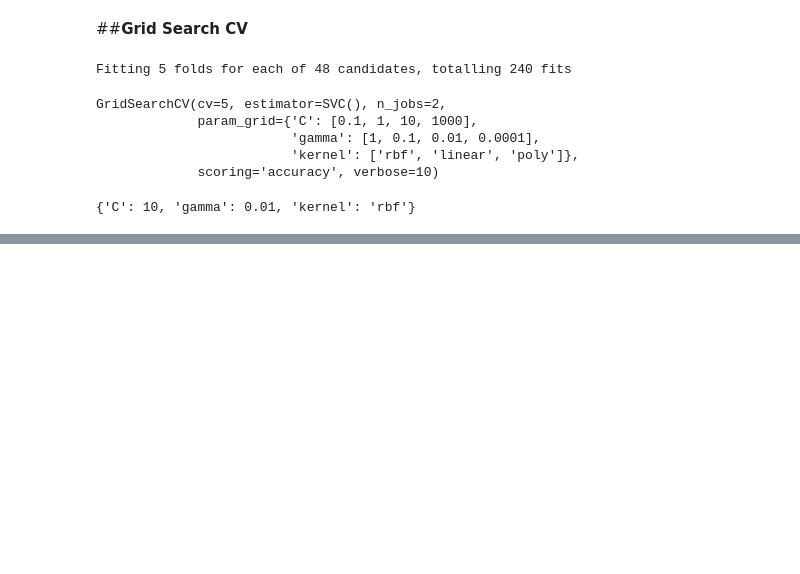
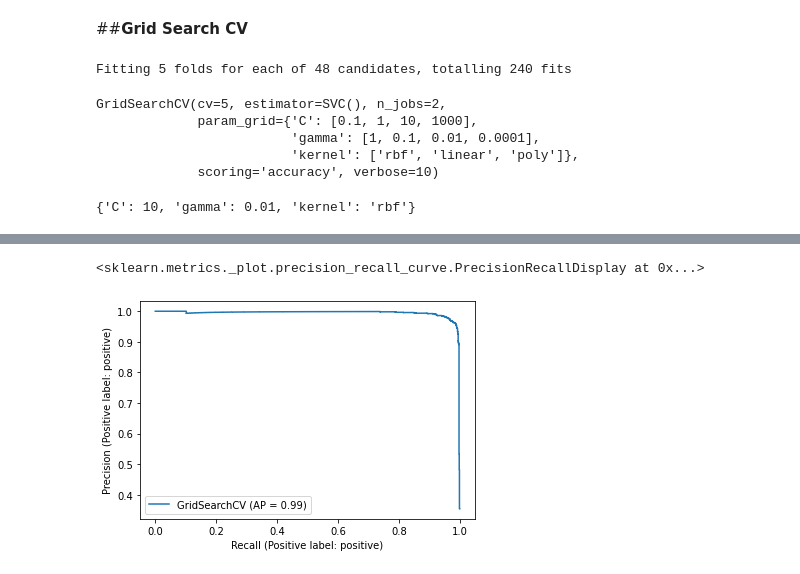
Before and after one commit to sagar2582/Sentiment-Analysis-of-Tweets, a Jupyter notebook: Tweets(Sentimental_Analysis).ipynb, the cells around one changed output, grey strips where cells are left out. Cells and saved outputs as stored; diff of their text form; code cells hidden in the pictures; blank space fills up the shorter version.

```diff
--- a/Tweets(Sentimental_Analysis).ipynb
+++ b/Tweets(Sentimental_Analysis).ipynb
@@ -346,0 +382,5 @@ print(confusion_matrix(y_test,g_pred_test))
+# %%
+metrics.plot_precision_recall_curve(grid, train_vectorized, y_train)
+# %% [output]
+<sklearn.metrics._plot.precision_recall_curve.PrecisionRecallDisplay at 0x...>
+[figure, added]
```
Also changed, not shown: parts of 26 cells of this notebook.
